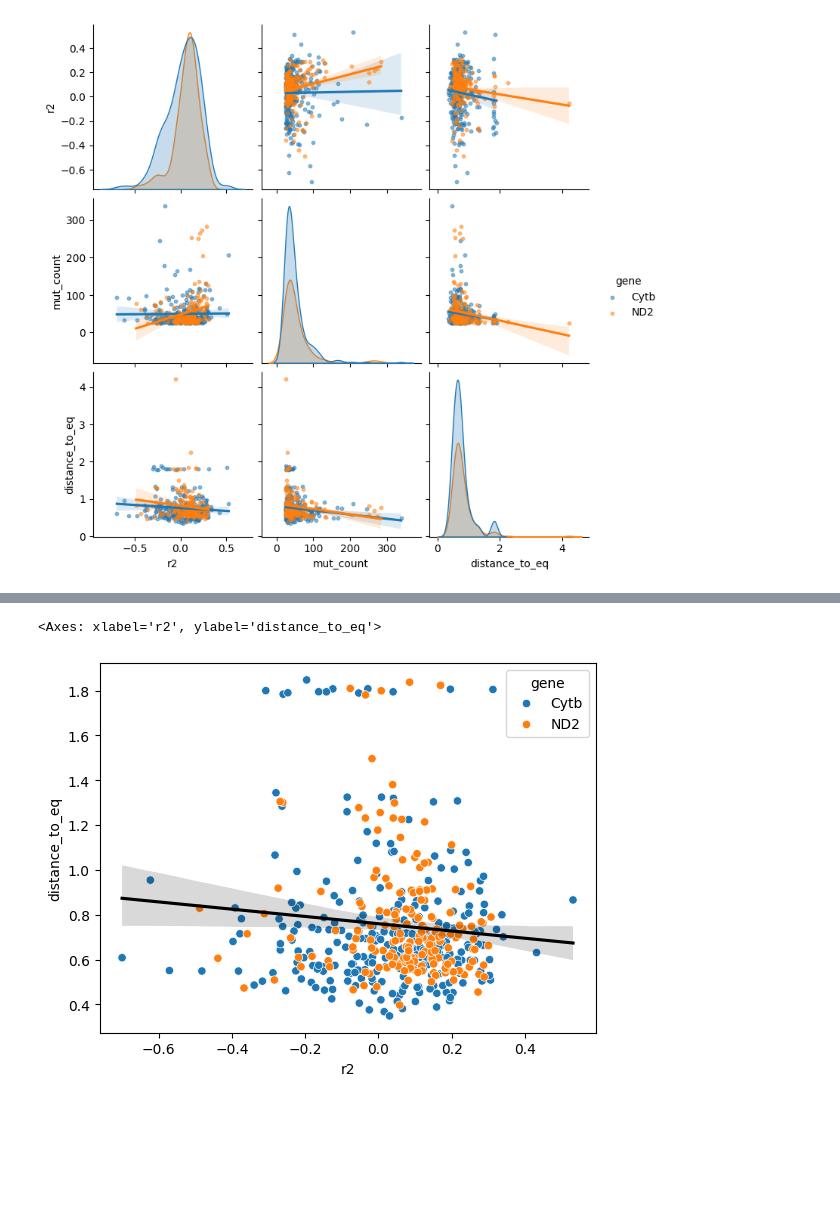
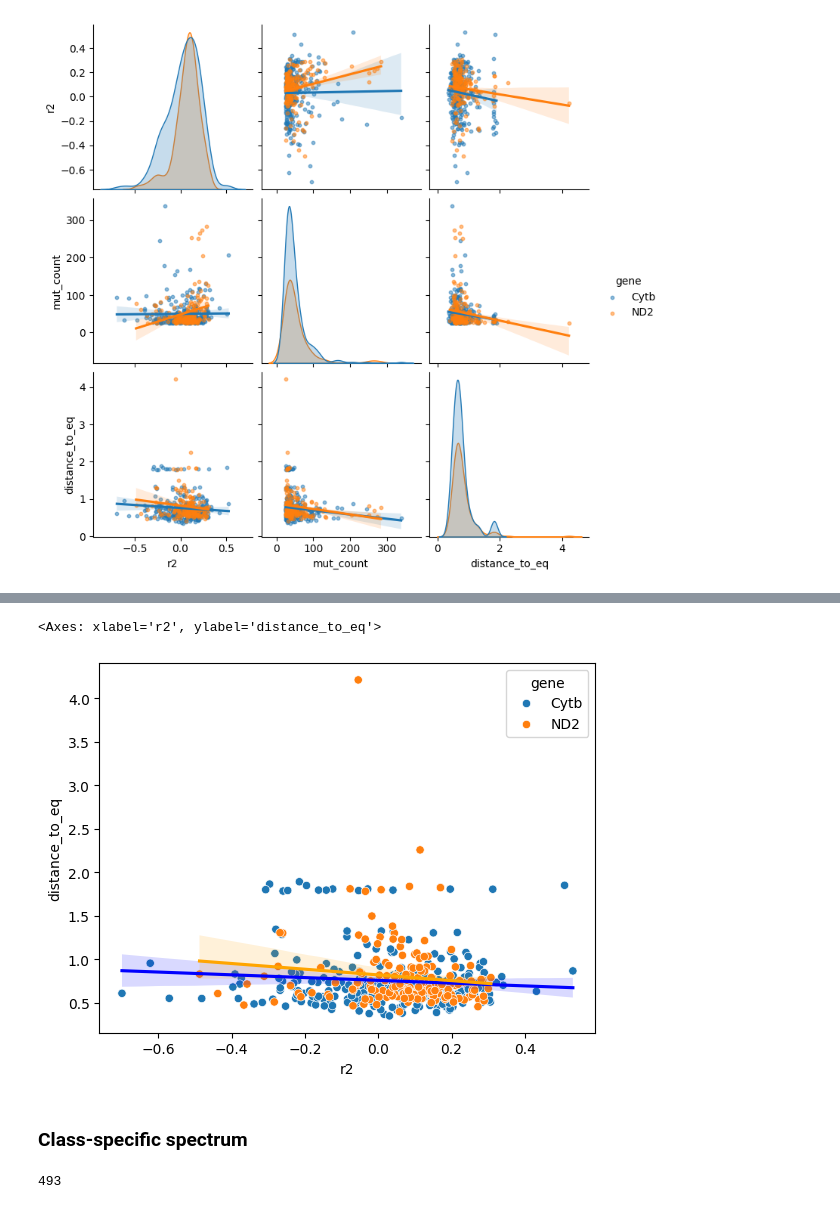
Before and after one commit to mitoclub/AminoAcidShift, a Jupyter notebook: vert_species_fit.ipynb, the cells around one changed output, grey strips where cells are left out. Drawn from its saved outputs; the diff is of its cells as text; code cells hidden in the pictures; blank space fills up the shorter version.

```diff
--- a/vert_species_fit.ipynb
+++ b/vert_species_fit.ipynb
@@ -139,15 +143,24 @@ for (cur_gene, cur_species), obs in mut_df.groupby(['gene', 'species']):
     cur_eq_freq['obs_freq'] = cur_eq_freq['obs_cnt'] / cur_eq_freq['obs_cnt'].sum()
     d = cityblock(cur_eq_freq['eq_freq'], cur_eq_freq['obs_freq'])
 
+    ts_frac = ms12.query('Mut in ["C>T", "G>A", "T>C", "A>G"]').MutSpec.sum()
+    tstv_ratio = ts_frac / (ms12.MutSpec.sum() - ts_frac)
+    tstv_ratio = tstv_ratio if tstv_ratio < 100 else np.nan
+
+    cur_cls = obs['class'].values[0]
+
     exp_aa_subst, _ = prepare_exp_aa_subst(ms12, 'MutSpec', 2)
     aa_subst = prepare_aa_subst(obs, exp_aa_subst, cur_aa_content.to_dict())
     cur_metrics = calc_metrics(aa_subst)
     cur_metrics['gene'] = cur_gene
+    cur_metrics['class'] = cur_cls
     cur_metrics['species'] = cur_species
     cur_metrics['distance_to_eq'] = d
+    cur_metrics['tstv_ratio'] = tstv_ratio
     metrics.append(cur_metrics)
 
 metrics_df = pd.DataFrame(metrics).set_index(['gene', 'species'])
+len(metrics_df)
 # %% [output]
 ('Cytb', 'Belodontichthys_truncatus') not found in spectra
 ('Cytb', 'Cavia_porcellus') not found in spectra
@@ -211,6 +260,51 @@ max_d = metrics_df['distance_to_eq'].quantile(0.99)
 # %%
-sns.scatterplot(data=metrics_df.query('distance_to_eq <= @max_d'), x='r2', y='distance_to_eq', hue='gene')
-sns.regplot(data=metrics_df.query('distance_to_eq <= @max_d'), x='r2', y='distance_to_eq', color='black', scatter=False)
+sns.scatterplot(data=metrics_df, x='r2', y='distance_to_eq', hue='gene')
+sns.regplot(data=metrics_df.query('gene == "Cytb"'), x='r2', y='distance_to_eq', color='b', scatter=False)
+sns.regplot(data=metrics_df.query('gene == "ND2"'), x='r2', y='distance_to_eq', color='orange', scatter=False)
 # %% [output]
 <Axes: xlabel='r2', ylabel='distance_to_eq'>
-[figure, old version]
+[figure, new version]
+# %% [markdown]
+### Class-specific spectrum
+# %%
+metrics = []
+# genes_set = set(['Cytb', 'ND2', 'CO1', 'CO3'])
+genes_set = set(['Cytb', 'ND2'])
+for (cur_gene, cur_species), obs in mut_df.groupby(['gene', 'species']):
+    if cur_gene not in genes_set:
+        continue
+
+    if obs['count'].sum() < 25:
+        continue
+
+    try:
+        cur_cls = obs['class'].values[0]
+        ms12 = cls_mean_spectra.loc[(cur_gene, cur_cls)]
+    except KeyError:
+        print((cur_gene, cur_species), "not found in spectra")
+        continue
+
+    try:
+        cur_aa_content = aa_content_df.loc[(cur_gene, cur_species)]
+    except KeyError:
+        print((cur_gene, cur_species), "not found in aa_content_df")
+        continue
+
+    # calculate distance to equilibrium
+    cur_eq_freq = get_equilibrium_freqs(ms12, gc=2)[1]
+    cur_eq_freq['obs_cnt'] = cur_eq_freq['aa'].map(cur_aa_content.to_dict())
+    cur_eq_freq['obs_freq'] = cur_eq_freq['obs_cnt'] / cur_eq_freq['obs_cnt'].sum()
+    d = cityblock(cur_eq_freq['eq_freq'], cur_eq_freq['obs_freq'])
+
+    exp_aa_subst, _ = prepare_exp_aa_subst(ms12, 'MutSpec', 2)
+    aa_subst = prepare_aa_subst(obs, exp_aa_subst, cur_aa_content.to_dict())
+    cur_metrics = calc_metrics(aa_subst)
+    cur_metrics['gene'] = cur_gene
+    cur_metrics['species'] = cur_species
+    cur_metrics['distance_to_eq'] = d
+    metrics.append(cur_metrics)
+
+metrics_df = pd.DataFrame(metrics).set_index(['gene', 'species'])
+len(metrics_df)
+# %% [output]
+493
```
Also changed, not shown: parts of 19 cells of this notebook, 4 other files.
